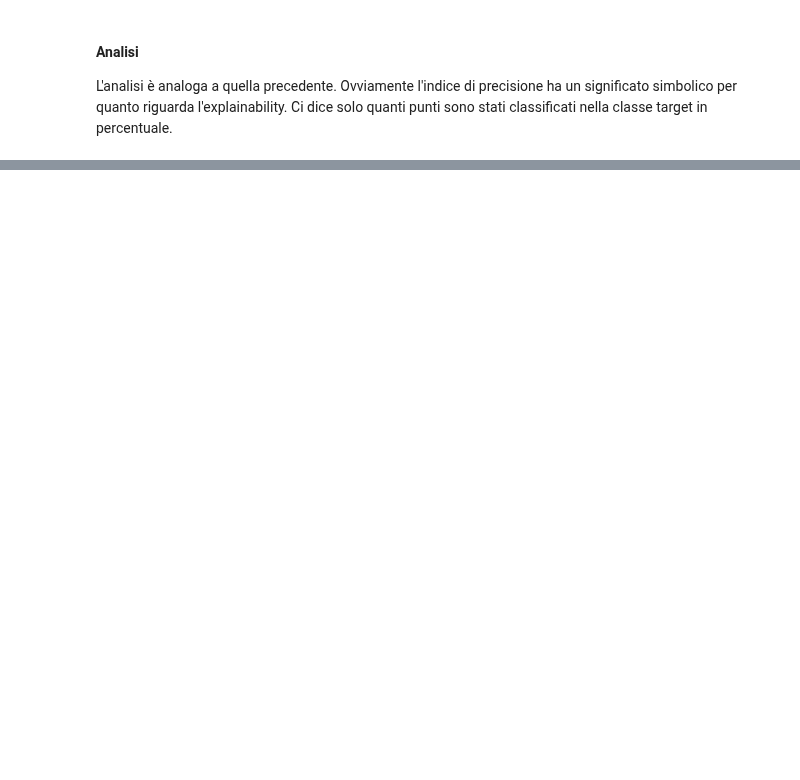
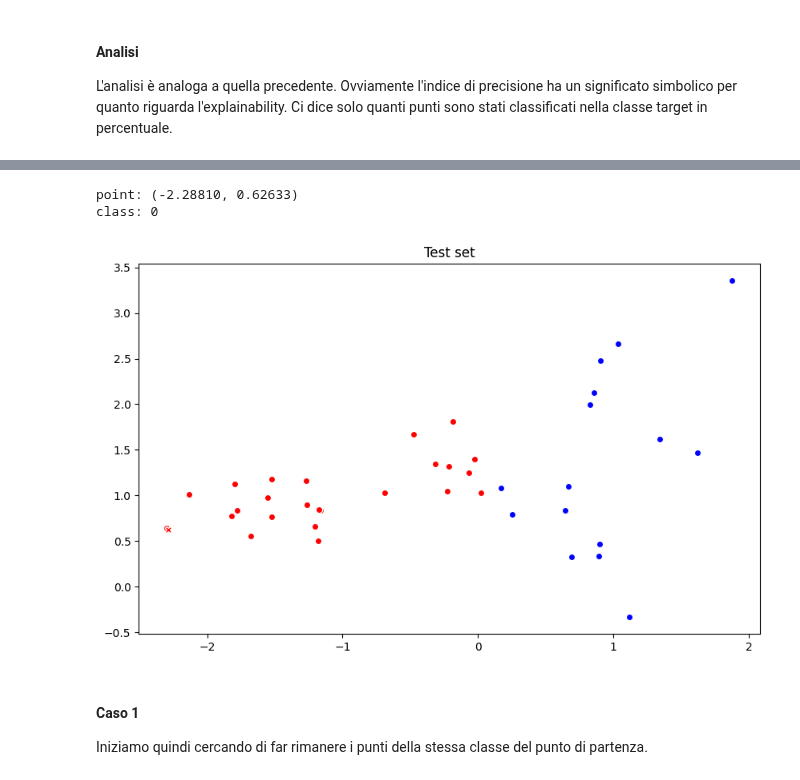
Before and after one commit to FedericoBustaffa/thesis, a Jupyter notebook: sources/explain/notebook.ipynb, the cells around one changed output, grey strips where cells are left out. Saved outputs shown, nothing was run; the diff lists cells and outputs as text; code cells hidden in the pictures; blank space fills up the shorter version.

```diff
--- a/sources/explain/notebook.ipynb
+++ b/sources/explain/notebook.ipynb
@@ -731,0 +704,23 @@ decrescente.
+# %%
+point = X_test[0]
+print(f"point: ({point[0]:.5f}, {point[1]:.5f})")
+point_class = y_predicted[0]
+print(f"class: {point_class}")
+
+c = "r" if point_class == 0 else "b"
+
+plt.figure(figsize=(10, 6))
+plt.title("Test set")
+plt.scatter(X_test[cls0].T[0], X_test[cls0].T[1], c="r", ec="w")
+plt.scatter(X_test[cls1].T[0], X_test[cls1].T[1], c="b", ec="w")
+plt.scatter(point[0], point[1], c=c, ec="w", marker="X")
+plt.show()
+# %% [output]
+point: (-2.28810, 0.62633)
+class: 0
+[figure, added]
+# %% [markdown]
+#### Caso 1
+
+Iniziamo quindi cercando di far rimanere i punti della stessa classe
+del punto di partenza.
```
Also changed, not shown: parts of 22 cells of this notebook.
